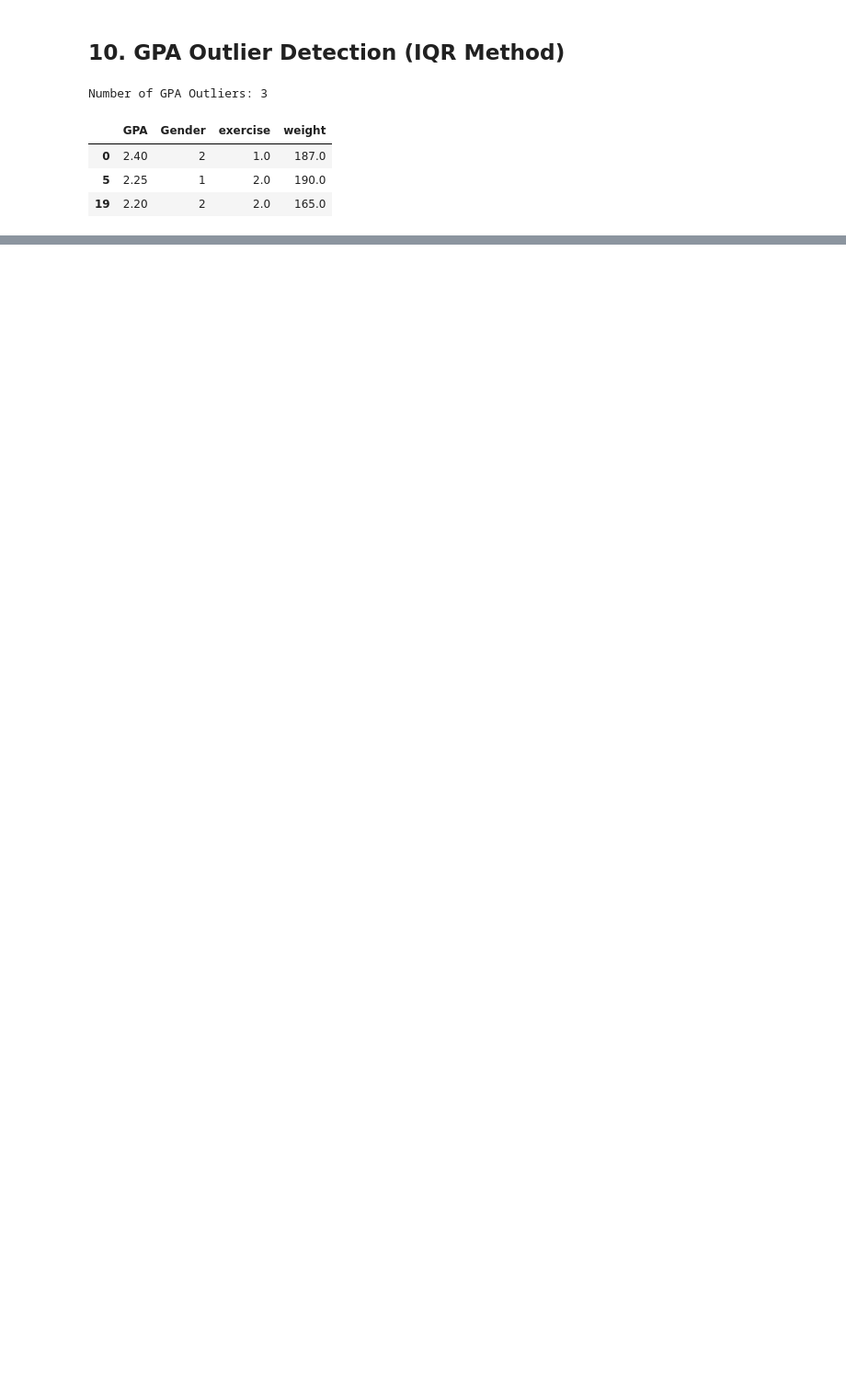
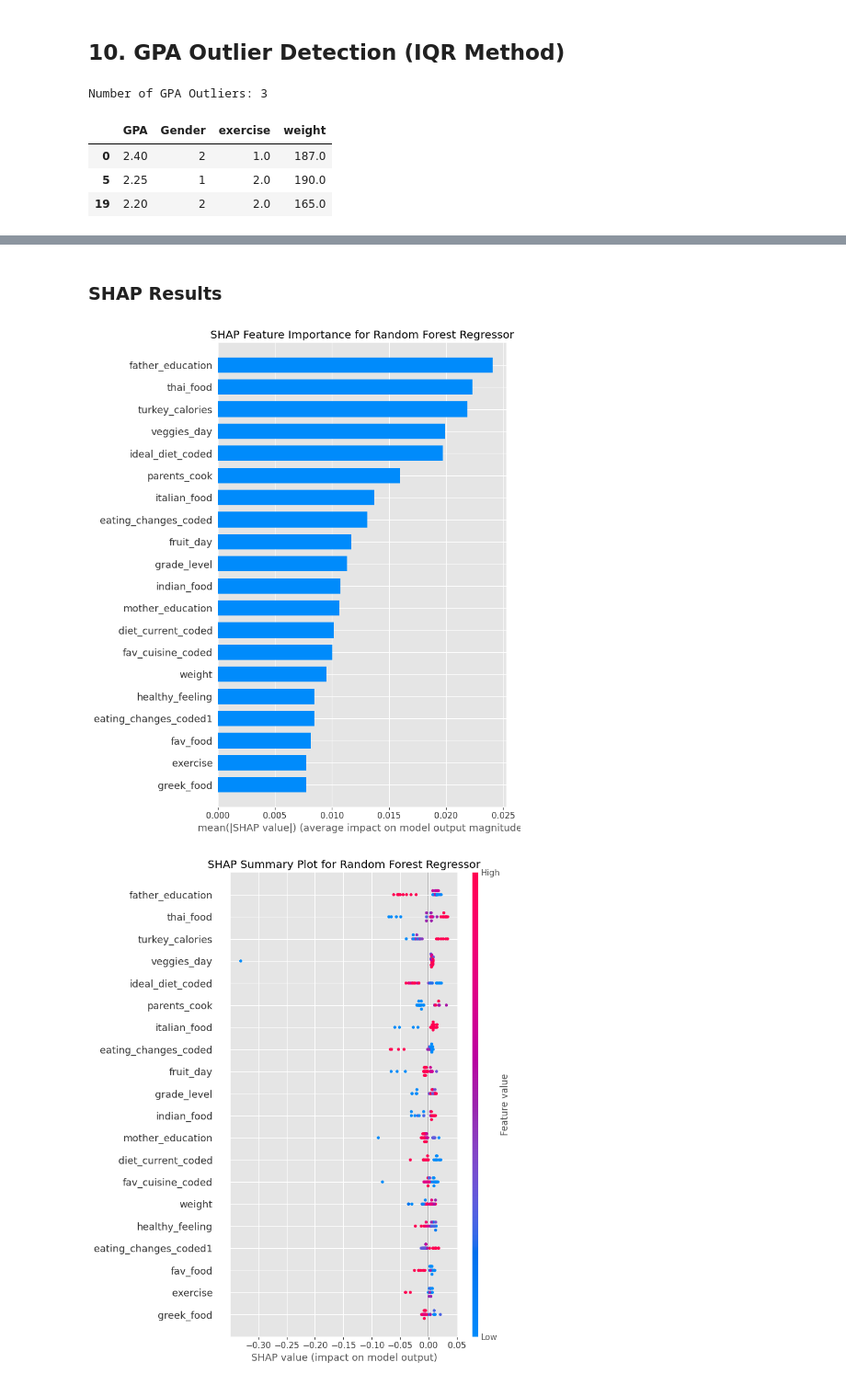
Before and after one commit to l3anxna/what-you-eat-decides-your-grade, a Jupyter notebook: EDA_notebook.ipynb, the cells around one changed output, grey strips where cells are left out. Shown at 92% size. Cells and saved outputs as stored; diff of their text form; code cells hidden in the pictures; blank space fills up the shorter version.

```diff
--- a/EDA_notebook.ipynb
+++ b/EDA_notebook.ipynb
@@ -40,7 +38,7 @@ plt.style.use("ggplot")
 # %% [markdown]
 ## 1. Load Dataset
 # %%
-df = pd.read_csv("/content/what-you-eat-decides-your-grade/Food Choices.csv")
+df = pd.read_csv("data/food_coded.csv")
 
 print("=" * 50)
 print("Dataset Shape:", df.shape)
@@ -463,0 +552,16 @@ Number of GPA Outliers: 3
+# %%
+# Random Forest Regressor
+rf_model = RandomForestRegressor(random_state=42)
+rf_model.fit(X_train, y_train)
+rf_preds = rf_model.predict(X_test)
+rf_mae = mean_absolute_error(y_test, rf_preds)
+rf_r2 = r2_score(y_test, rf_preds)
+print(f"Random Forest Regressor - MAE: {rf_mae:.3f}, R-squared: {rf_r2:.3f}")
+
+# Gradient Boosting Regressor
+gb_model = GradientBoostingRegressor(random_state=42)
+gb_model.fit(X_train, y_train)
+gb_preds = gb_model.predict(X_test)
+gb_mae = mean_absolute_error(y_test, gb_preds)
+gb_r2 = r2_score(y_test, gb_preds)
+print(f"Gradient Boosting Regressor - MAE: {gb_mae:.3f}, R-squared: {gb_r2:.3f}")
@@ -463,0 +571,22 @@ Number of GPA Outliers: 3
+# %% [markdown]
+### SHAP Results
+# %%
+# Create a SHAP explainer for the Random Forest model
+explainer = shap.TreeExplainer(rf_model)
+
+# Calculate SHAP values for the test set
+shap_values = explainer.shap_values(X_test)
+
+# Plot SHAP summary plot
+shap.summary_plot(shap_values, X_test, plot_type="bar", show=False)
+plt.title("SHAP Feature Importance for Random Forest Regressor")
+plt.tight_layout()
+plt.show()
+
+shap.summary_plot(shap_values, X_test, show=False)
+plt.title("SHAP Summary Plot for Random Forest Regressor")
+plt.tight_layout()
+plt.show()
+# %% [output]
+[figure, added]
+[figure, added]
```
Also changed, not shown: parts of 24 cells of this notebook.
